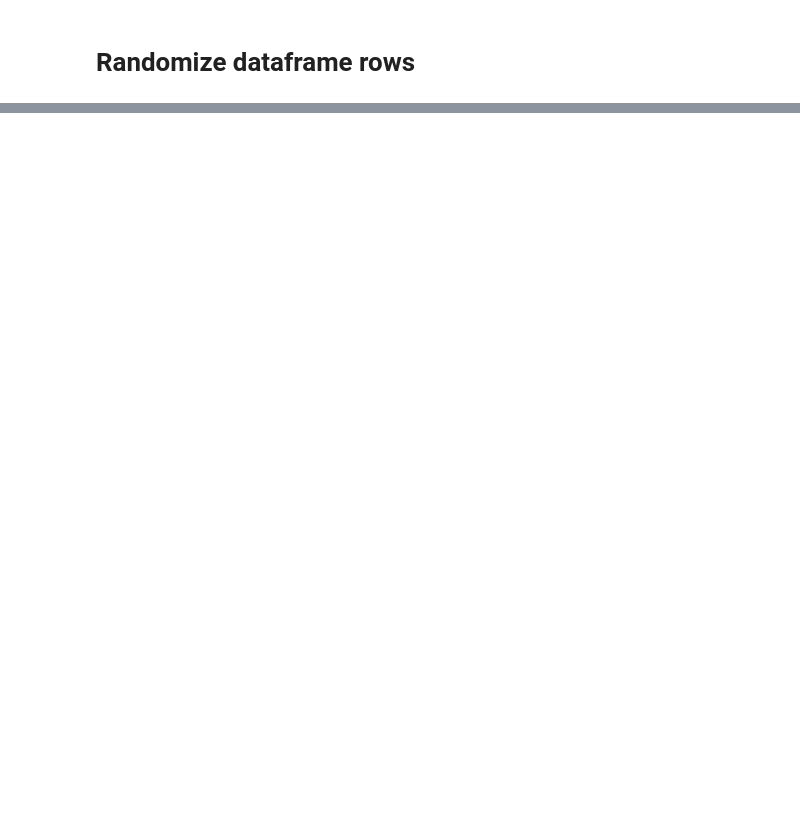
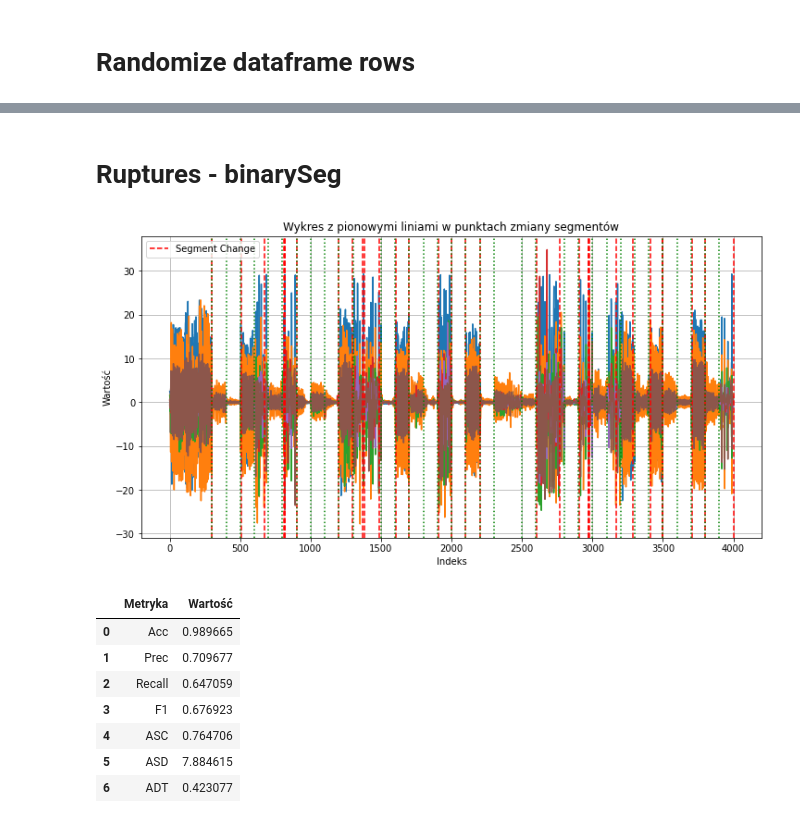
Before and after one commit to damjam212/TimeSeriesSegmentation, a Jupyter notebook: Data_segmentation.ipynb, the cells around one changed output, grey strips where cells are left out. Drawn from its saved outputs; the diff is of its cells as text; code cells hidden in the pictures; blank space fills up the shorter version.

```diff
--- a/Data_segmentation.ipynb
+++ b/Data_segmentation.ipynb
@@ -408,0 +383,64 @@ print(evaluation)
+# %% [markdown]
+# Ruptures - binarySeg
+# %%
+algo = rpt.Binseg(model="l2")
+algo.fit(random_stacked)
+result = algo.predict(pen=600)
+# plt.plot(random_stacked)
+# print(result)
+
+
+plt.figure(figsize=(12, 6))
+plt.plot(random_stacked)
+
+# Dodawanie pionowych linii w punktach z result
+for idx in result:
+    plt.axvline(x=idx, color='r', linestyle='--', label='Segment Change' if idx == result[0] else "")
+
+
+for idx in change_points:
+    plt.axvline(x=idx, color='g', linestyle=':', label='Original Change' if idx == result[0] else "")
+
+
+# Ustawienie legendy
+plt.legend()
+
+# Wyświetlanie wykresu
+plt.xlabel('Indeks')
+plt.ylabel('Wartość')
+plt.title('Wykres z pionowymi liniami w punktach zmiany segmentów')
+plt.grid(True)
+plt.show()
+
+zone_size = 30
+
+TP,TN,FP,FN = calculate_TP_TN_FP_FN(4000,result[:-1],change_points,zone_size)
+ASC = calculateASC(4000,result[:-1],change_points,zone_size)
+ASD = calculateASD(4000,result[:-1],change_points,zone_size)
+ADT = calculateADT(4000,result[:-1],change_points,zone_size)
+
+
+Acc, Prec, Recall, F1 = calculate_ACC_PRE_REC_F1(TP,TN,FP,FN)
+
+
+# Dane
+etykiety = ["Acc", "Prec", "Recall", "F1","ASC","ASD","ADT"]
+wartosci = [Acc, Prec, Recall, F1 , ASC , ASD, ADT]
+
+# Tworzenie DataFrame
+evaluation = pd.DataFrame({
+    "Metryka": etykiety,
+    "Wartość": wartosci
+})
+
+evaluation
+# %% [output]
+[figure, added]
+|  | Metryka | Wartość |
+| 0 | Acc | 0.989665 |
+| 1 | Prec | 0.709677 |
+| 2 | Recall | 0.647059 |
+| 3 | F1 | 0.676923 |
+| 4 | ASC | 0.764706 |
+| 5 | ASD | 7.884615 |
+| 6 | ADT | 0.423077 |
```
Also changed, not shown: parts of 9 cells of this notebook.
